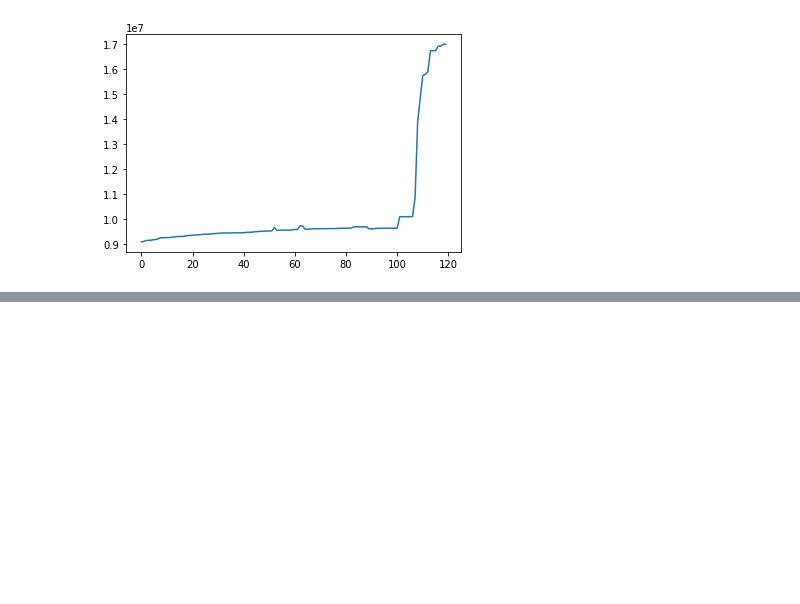
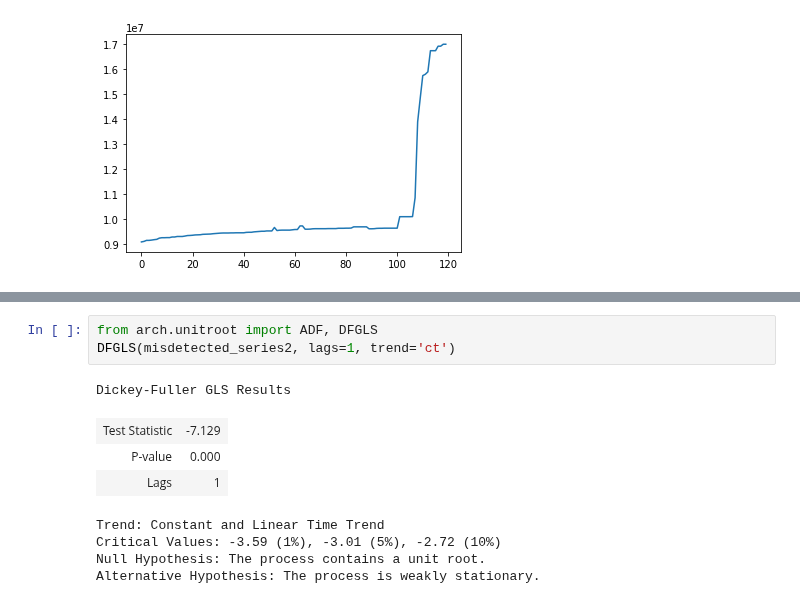
Before and after one commit to ai4sre/meltria-analyzer, a Jupyter notebook: notebooks/verify_adf_test.ipynb, the cells around one changed output, grey strips where cells are left out. Cells and saved outputs as stored; diff of their text form; blank space fills up the shorter version.

```diff
--- a/notebooks/verify_adf_test.ipynb
+++ b/notebooks/verify_adf_test.ipynb
@@ -378,0 +426,12 @@ array([ 9084928.,  9105408.,  9146368.,  9146368.,  9158656.,  9175040.,
+# %%
+from arch.unitroot import ADF, DFGLS
+DFGLS(misdetected_series2, lags=1, trend='ct')
+# %% [output]
+Dickey-Fuller GLS Results
+| Test Statistic | -7.129 |
+| P-value | 0.000 |
+| Lags | 1 |
+Trend: Constant and Linear Time Trend
+Critical Values: -3.59 (1%), -3.01 (5%), -2.72 (10%)
+Null Hypothesis: The process contains a unit root.
+Alternative Hypothesis: The process is weakly stationary.
```
Also changed, not shown: parts of 8 cells of this notebook.
